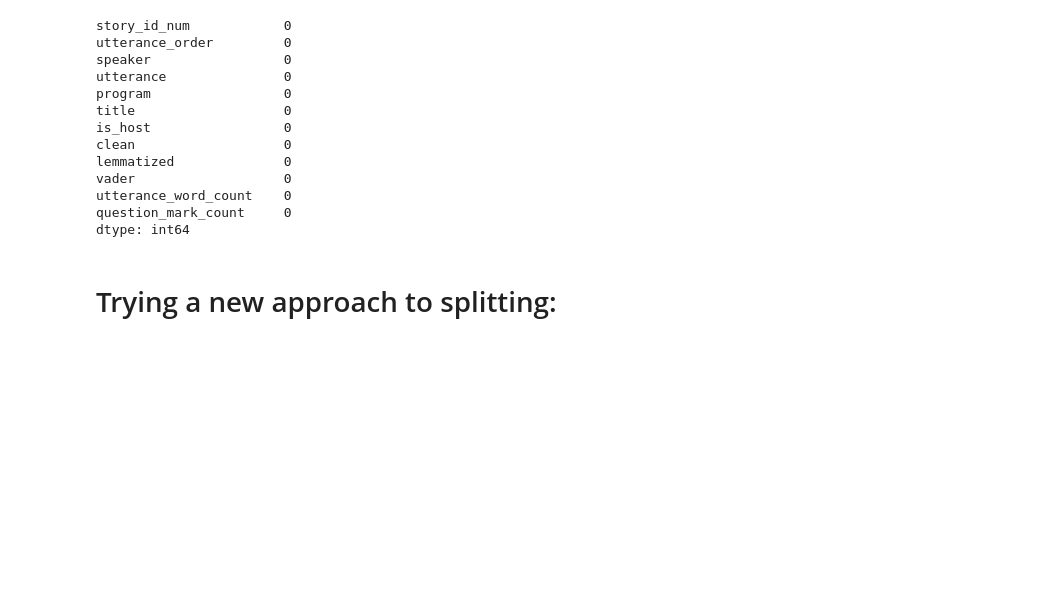
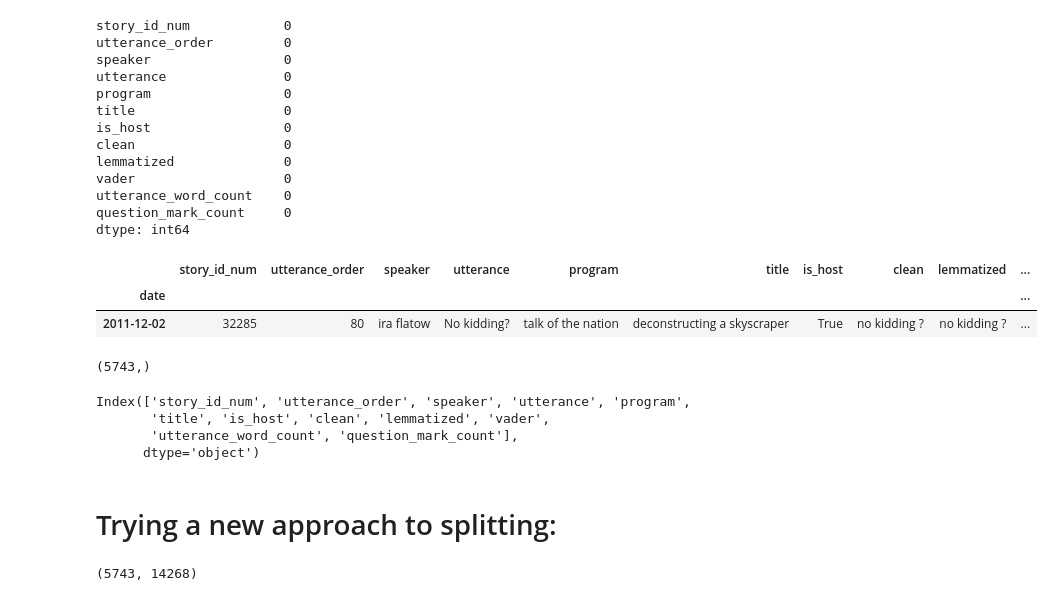
Before and after one commit to npr-nlp/npr-nlp-project, a Jupyter notebook: brian_explore_notebook.ipynb, the cells around one changed output. Cells and saved outputs as stored; diff of their text form; code cells hidden in the pictures; blank space fills up the shorter version.

```diff
--- a/brian_explore_notebook.ipynb
+++ b/brian_explore_notebook.ipynb
@@ -1110,5 +1136,22 @@ question_mark_count     0
 dtype: int64
 # %%
 rest = rest.dropna()
-# %% [markdown]
-# Trying a new approach to splitting:
+# %%
+rest.head(1)
+# %% [output]
+|  | story_id_num | utterance_order | speaker | utterance | program | title | is_host | clean | lemmatized | ... |
+| date |  |  |  |  |  |  |  |  |  | ... |
+| 2011-12-02 | 32285 | 80 | ira flatow | No kidding? | talk of the nation | deconstructing a skyscraper | True | no kidding ? | no kidding ? | ... |
+# %%
+rest.question_mark_count.shape
+# %% [output]
+(5743,)
+# %%
+rest.columns
+# %% [output]
+Index(['story_id_num', 'utterance_order', 'speaker', 'utterance', 'program',
+       'title', 'is_host', 'clean', 'lemmatized', 'vader',
+       'utterance_word_count', 'question_mark_count'],
+      dtype='object')
+# %% [markdown]
+# Trying a new approach to splitting:
@@ -1114,0 +1170,4 @@ rest = rest.dropna()
+# %%
+Xtfidf.shape
+# %% [output]
+(5743, 14268)
```
Also changed, not shown: parts of 67 cells of this notebook.
